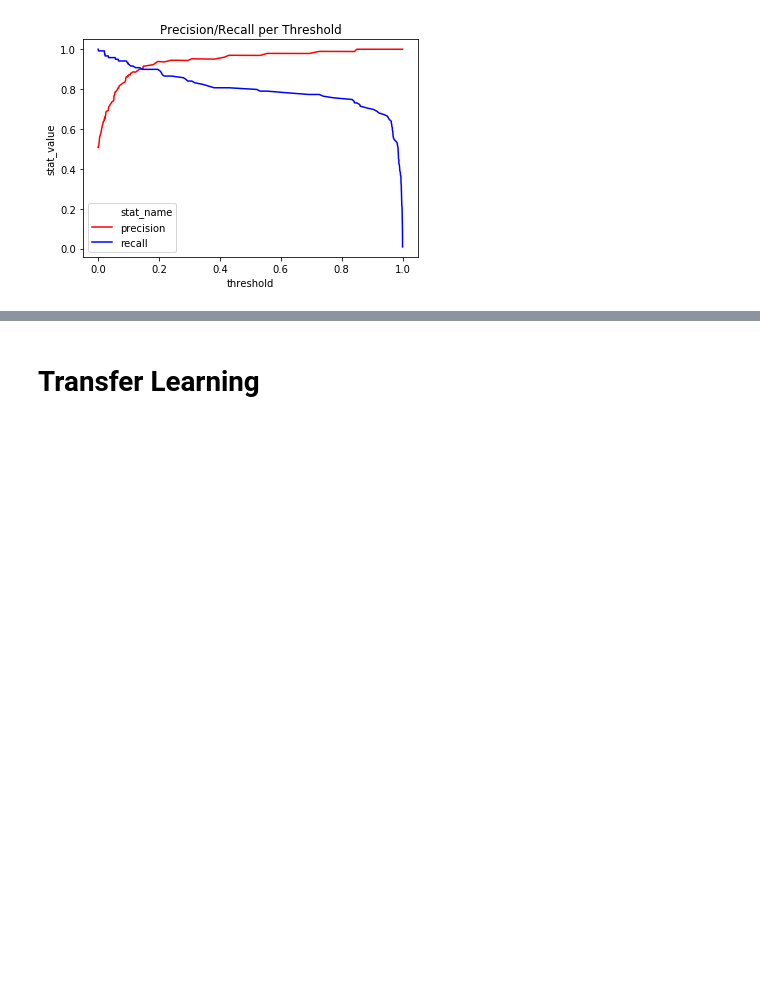
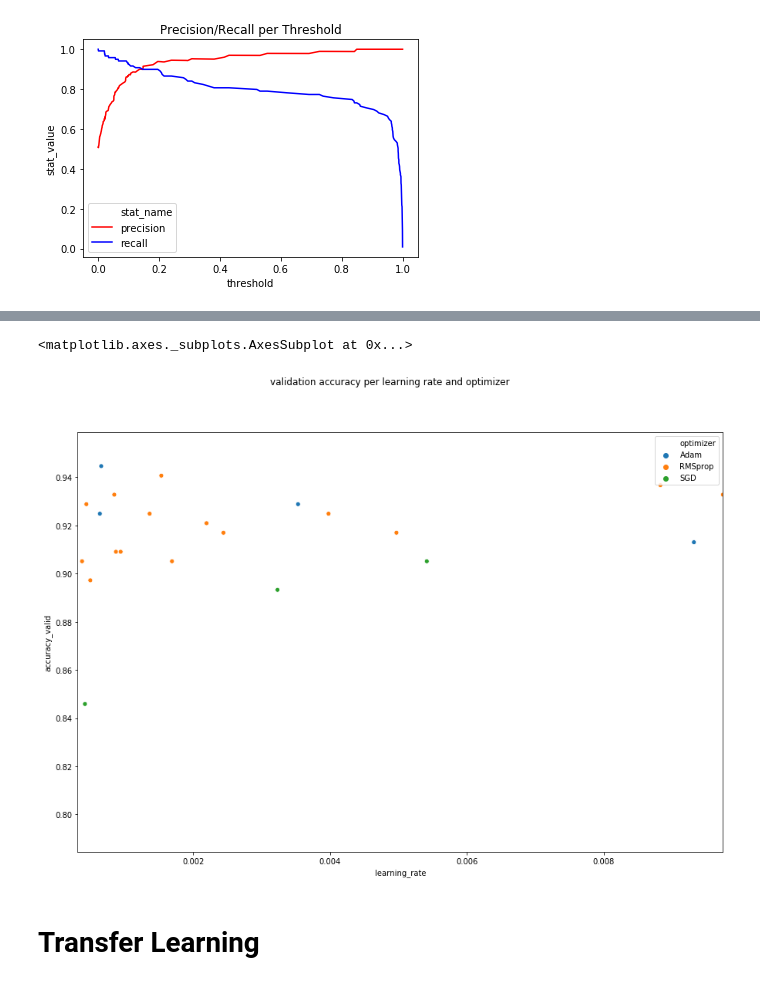
Before and after one commit to skeller88/big_earth_springboard_project, a Jupyter notebook: data_science/model_analysis.ipynb, the cells around one changed output, grey strips where cells are left out. Drawn from its saved outputs; the diff is of its cells as text; code cells hidden in the pictures; blank space fills up the shorter version.

```diff
--- a/data_science/model_analysis.ipynb
+++ b/data_science/model_analysis.ipynb
@@ -487,0 +597,3 @@ Text(0.5, 1.0, 'Precision/Recall per Threshold')
+# %%
+d = df[['optimizer', 'learning_rate', 'elapsed_train_time', 'n_epochs', 'accuracy_train', 'accuracy_valid']].sort_values(
+    by='accuracy_valid', ascending=False)
@@ -488,3 +620,12 @@ Text(0.5, 1.0, 'Precision/Recall per Threshold')
+# %%
+fig, ax = plt.subplots(1, 1, figsize=(15, 10))
+fig.suptitle('validation accuracy per learning rate and optimizer')
+ax.set_xlim([df['learning_rate'].min() * 30,df['learning_rate'].max()])
+
+sns.scatterplot(x=d['learning_rate'], y=d['accuracy_valid'], hue=d['optimizer'], ax=ax)
+# %% [output]
+<matplotlib.axes._subplots.AxesSubplot at 0x...>
+[figure, added]
 # %% [markdown]
 # Transfer Learning
 # %%
```
Also changed, not shown: parts of 13 cells of this notebook, 10 other files.
